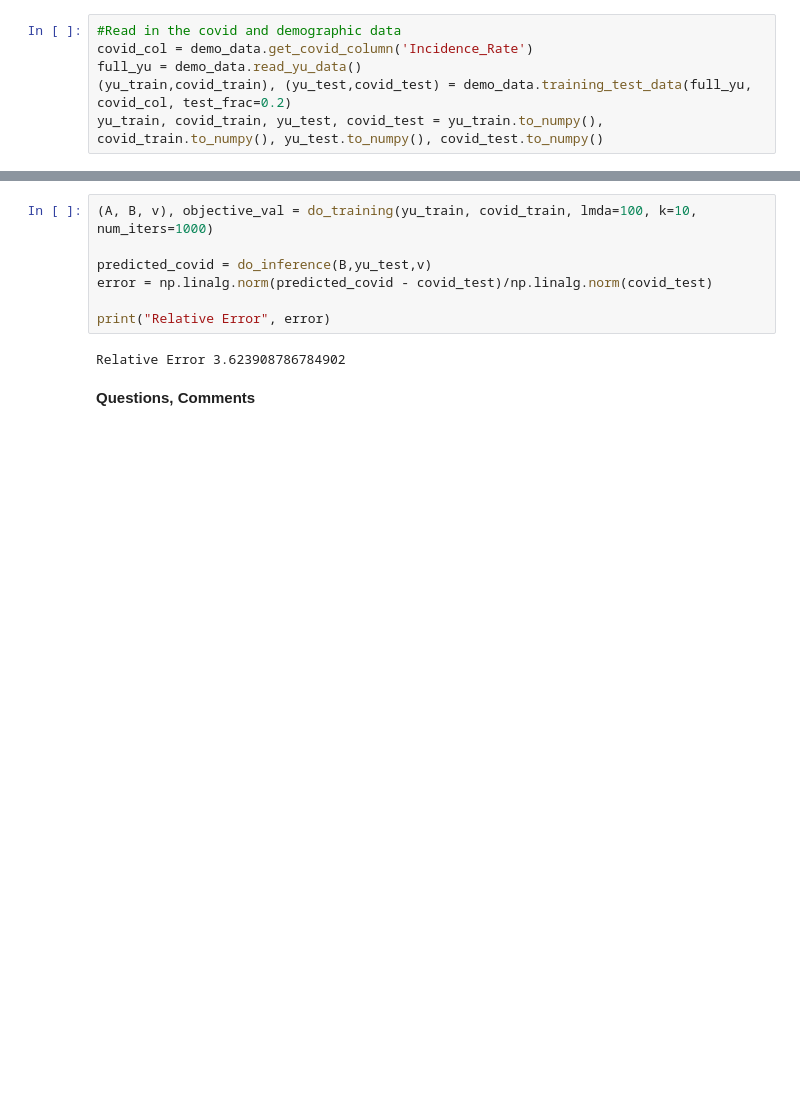
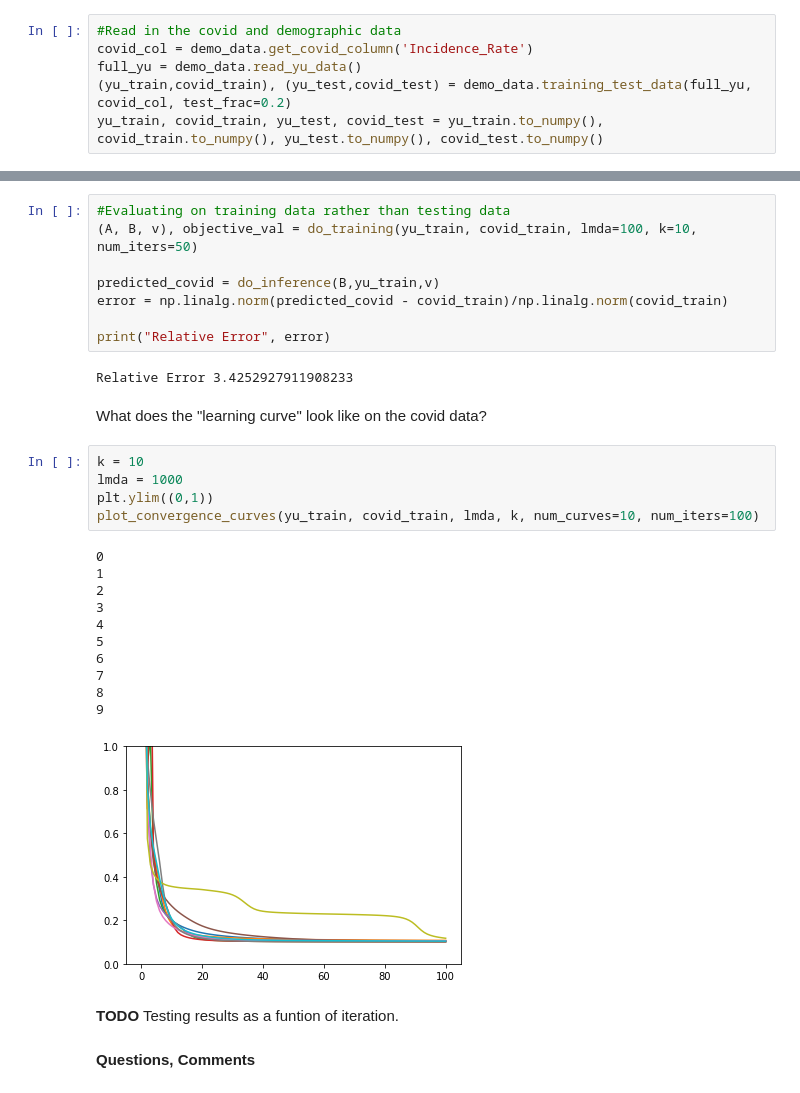
Before and after one commit to wswartworth/weighted_nmf, a Jupyter notebook: alternating_nnls.ipynb, the cells around one changed output, grey strips where cells are left out. Cells and saved outputs as stored; diff of their text form; blank space fills up the shorter version.

```diff
--- a/alternating_nnls.ipynb
+++ b/alternating_nnls.ipynb
@@ -210,12 +236,35 @@ covid_train.shape
 # %%
-(A, B, v), objective_val = do_training(yu_train, covid_train, lmda=100, k=10, num_iters=1000)
+#Evaluating on training data rather than testing data
+(A, B, v), objective_val = do_training(yu_train, covid_train, lmda=100, k=10, num_iters=50)
 
-predicted_covid = do_inference(B,yu_test,v)
-error = np.linalg.norm(predicted_covid - covid_test)/np.linalg.norm(covid_test)
+predicted_covid = do_inference(B,yu_train,v)
+error = np.linalg.norm(predicted_covid - covid_train)/np.linalg.norm(covid_train)
 
 print("Relative Error", error)
 # %% [output]
-Relative Error 3.623908786784902
+Relative Error 3.4252927911908233
+# %% [markdown]
+What does the "learning curve" look like on the covid data?
+# %%
+k = 10
+lmda = 1000
+plt.ylim((0,1))
+plot_convergence_curves(yu_train, covid_train, lmda, k, num_curves=10, num_iters=100)
+# %% [output]
+0
+1
+2
+3
+4
+5
+6
+7
+8
+9
+[figure, added]
+# %% [markdown]
+<b>TODO</b>
+Testing results as a funtion of iteration.
 # %% [markdown]
 <b> Questions, Comments </b>
 # %% [markdown]
```
Also changed, not shown: parts of 10 cells of this notebook.
